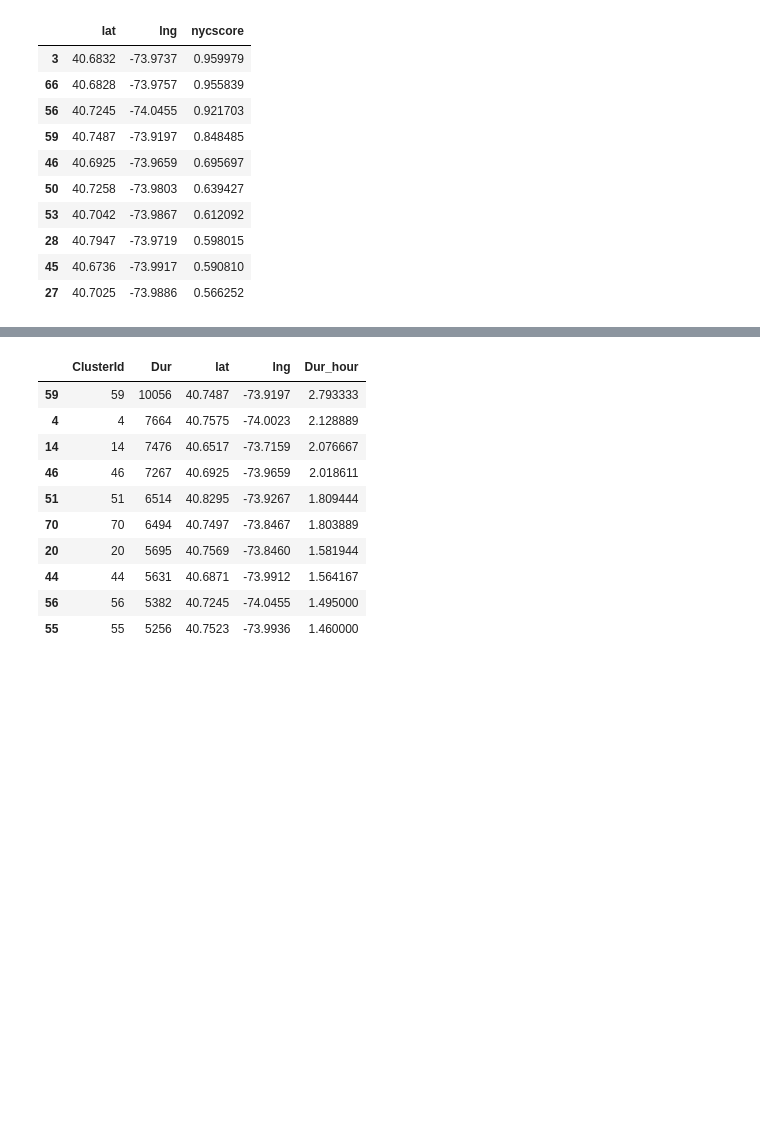
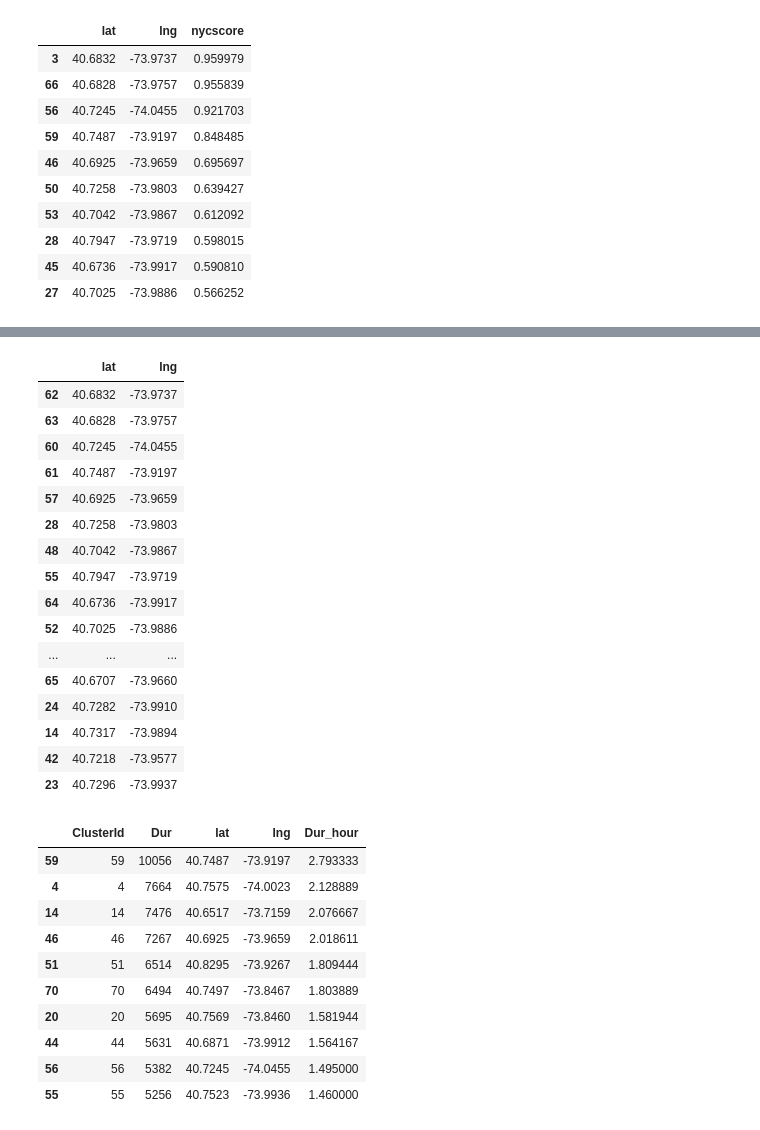
Before and after one commit to helenaxwang/AveNeue, a Jupyter notebook: analyze_flickr.py.ipynb, the cells around one changed output, grey strips where cells are left out. Drawn from its saved outputs; the diff is of its cells as text; code cells hidden in the pictures; blank space fills up the shorter version.

```diff
--- a/analyze_flickr.py.ipynb
+++ b/analyze_flickr.py.ipynb
@@ -856,3 +856,35 @@ for i in range(72):#scores.shape[0]
+# %%
+# which locations have the biggest difference between nyc and nonnyc users
+init_loc = [40.74844,-73.985664]
+centroids_full = get_centroids_timescore_sql(db,init_loc,maxdist=0.5,num=200)
+centroids_full = pd.DataFrame(centroids_full)
+centroids_full['nycscore'] = centroids_full['nphotos_nyc'] / centroids_full['nphotos']
+centroids_full = centroids_full.sort('nycscore',ascending=False, kind='mergesort')
+centroids_full[['lat','lng']].head(n=20)
+# 62,63, atlantic ave,
+# 28 - Tompkins Square Park in EV
+# 48 under Manhattan bridge
+# 44 - Williamsburg
+# 49 Main street park in dubmo
+# 65 Brooklyn Museum
+# %% [output]
+|  | lat | lng |
+| 62 | 40.6832 | -73.9737 |
+| 63 | 40.6828 | -73.9757 |
+| 60 | 40.7245 | -74.0455 |
+| 61 | 40.7487 | -73.9197 |
+| 57 | 40.6925 | -73.9659 |
+| 28 | 40.7258 | -73.9803 |
+| 48 | 40.7042 | -73.9867 |
+| 55 | 40.7947 | -73.9719 |
+| 64 | 40.6736 | -73.9917 |
+| 52 | 40.7025 | -73.9886 |
+| ... | ... | ... |
+| 65 | 40.6707 | -73.9660 |
+| 24 | 40.7282 | -73.9910 |
+| 14 | 40.7317 | -73.9894 |
+| 42 | 40.7218 | -73.9577 |
+| 23 | 40.7296 | -73.9937 |
 # %%
 # looking visiting duration
 with db:
```
Also changed, not shown: parts of 1 cell of this notebook, 2 other files.
